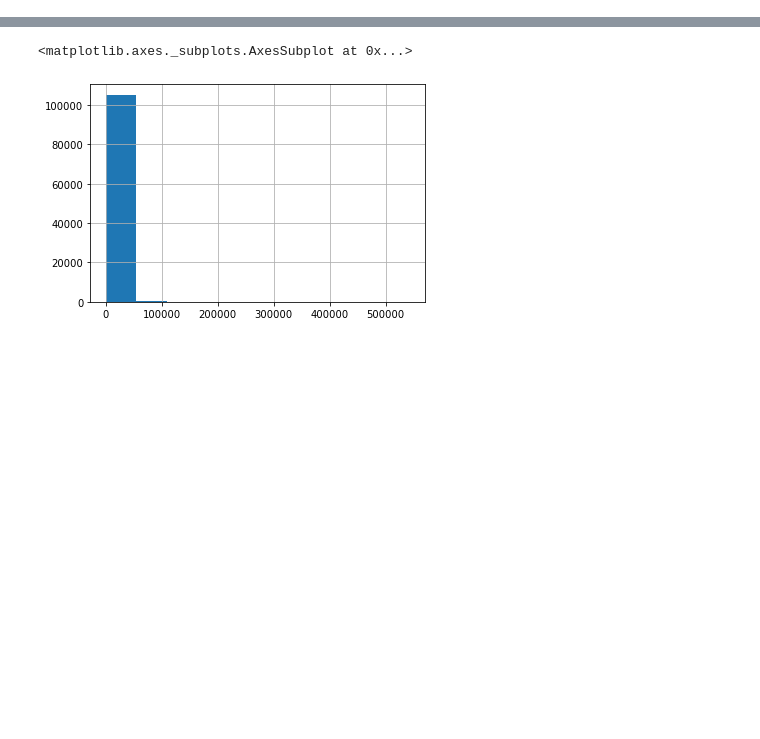
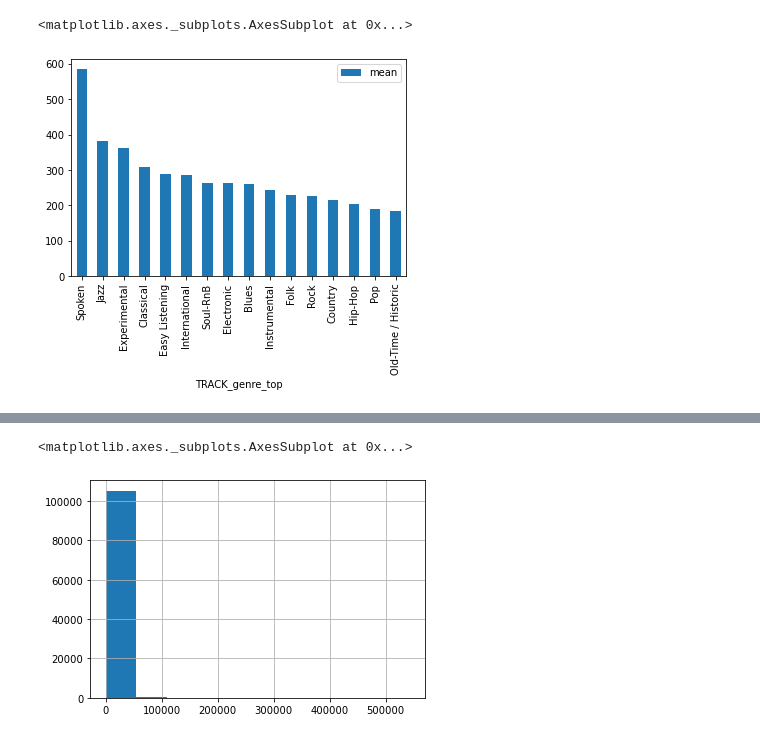
Before and after one commit to cri98li/Data-Mining-2-Project-ts-classification, a Jupyter notebook: Normalizzazioni.ipynb, the cells around one changed output, grey strips where cells are left out. Drawn from its saved outputs; the diff is of its cells as text; code cells hidden in the pictures; blank space fills up the shorter version.

```diff
--- a/Normalizzazioni.ipynb
+++ b/Normalizzazioni.ipynb
@@ -23,0 +66,5 @@ df = pd.read_csv('flat_df_no_nulli.csv', index_col=0)
+# %%
+df.groupby(df['TRACK_genre_top'])["TRACK_duration"].agg(["mean"]).sort_values(by="mean", ascending=False).plot(kind="bar")
+# %% [output]
+<matplotlib.axes._subplots.AxesSubplot at 0x...>
+[figure, added]
```
Also changed, not shown: parts of 46 cells of this notebook, 2 other files.
